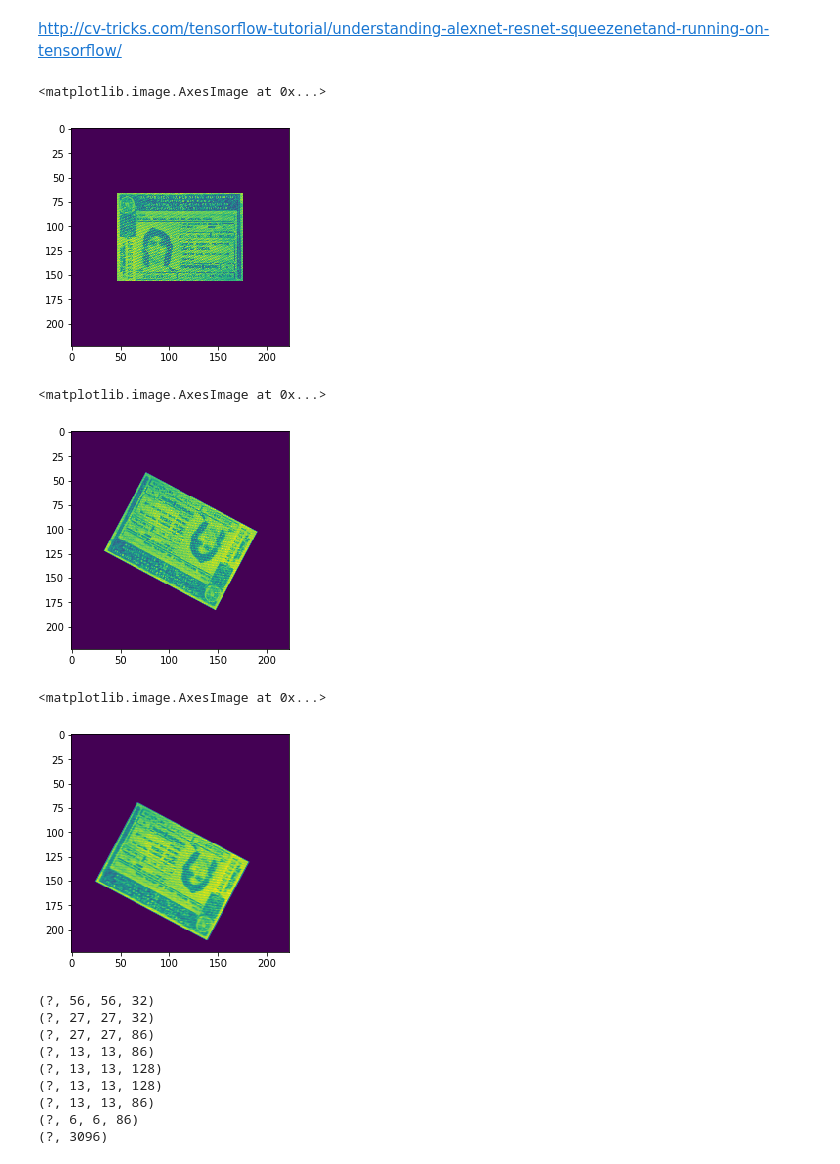
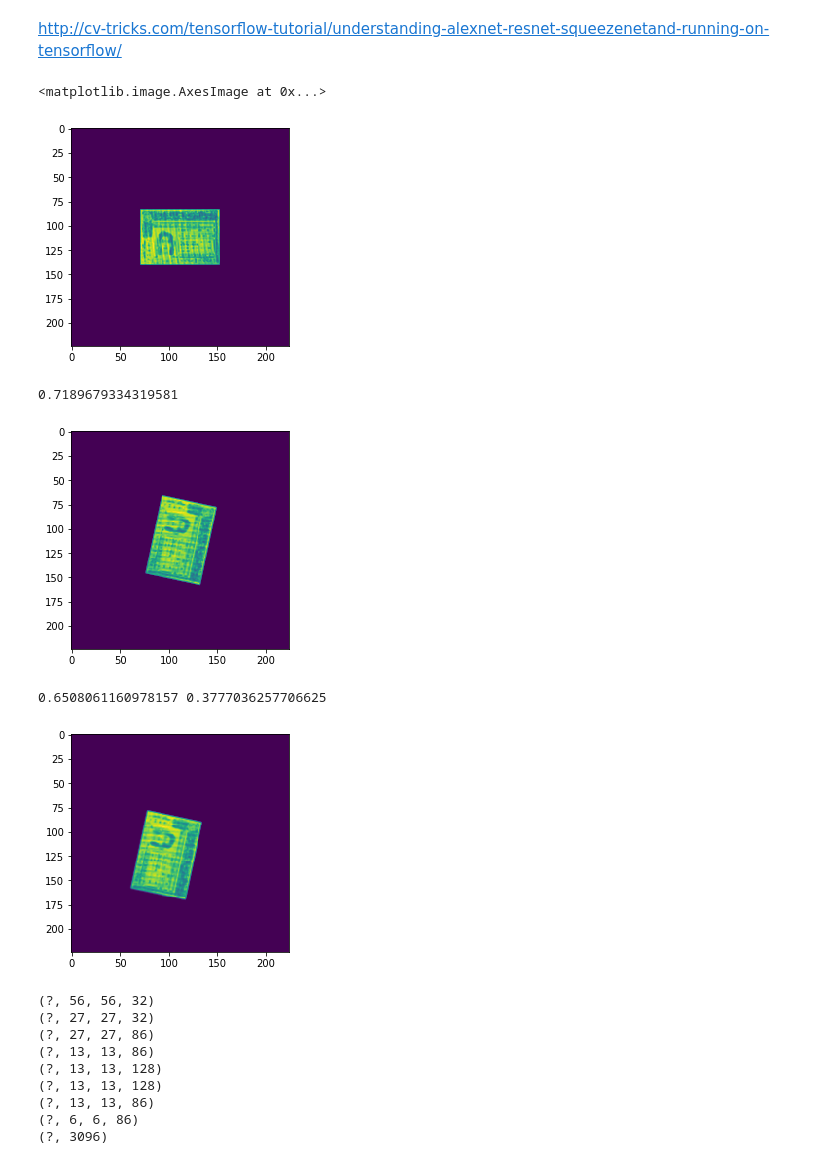
Before and after one commit to miguelcecci/Undo-Rotations, a Jupyter notebook: AlexNet - Test-Copy1.ipynb, the cells around one changed output. Saved outputs shown, nothing was run; the diff lists cells and outputs as text; code cells hidden in the pictures.

```diff
--- a/AlexNet - Test-Copy1.ipynb
+++ b/AlexNet - Test-Copy1.ipynb
@@ -15,40 +15,43 @@ naosei = cv.imread('../bagunca/DeepLearning-DataScience/data/esperanca.png', 0)
 def img_pad(img, downscale):
     downscale = 10+int(8*downscale)
     dimensions = (int(img.shape[1]/downscale), int(img.shape[0]/downscale))
-    img = cv.resize(img, dimensions)
-    pad_to_224_x = int((224 - img.shape[0])/2)
-    pad_to_224_y = int((224 - img.shape[1])/2)
-    img = np.pad(img, ((pad_to_224_x, pad_to_224_x), (pad_to_224_y, pad_to_224_y)), 'constant', constant_values=(0, 0))
-    return img
+    img_ = cv.resize(img, dimensions)
+    pad_to_224_x = int((224 - img_.shape[0])/2)
+    pad_to_224_y = int((224 - img_.shape[1])/2)
+    img_ = np.pad(img_, ((pad_to_224_x, pad_to_224_x), (pad_to_224_y, pad_to_224_y)), 'constant', constant_values=(0, 0))
+    img_ = cv.resize(img_, (224,224))
+    return img_
 modacaralha = img_pad(naosei, random.random())
 plt.imshow(modacaralha)
 # %% [output]
 <matplotlib.image.AxesImage at 0x...>
-[figure, old version]
+[figure, new version]
 # %%
 def img_rotate(img, angle):
     num_rows, num_cols = img.shape[:2]
     rotation_matrix = cv.getRotationMatrix2D((num_cols/2, num_rows/2), int(angle*360), 1)
     img_rotation = cv.warpAffine(img, rotation_matrix, (num_cols, num_rows))
     return img_rotation
-
-modacaralha = img_rotate(modacaralha, random.random())
+c = random.random()
+modacaralha = img_rotate(modacaralha, c)
 plt.imshow(modacaralha)
+print(c)
 # %% [output]
-<matplotlib.image.AxesImage at 0x...>
+0.7189679334319581
-[figure, old version]
+[figure, new version]
 # %%
 def img_translate(img, a, b):
     rows,cols = img.shape
     M = np.float32([[1,0, 50 - a*100],[0,1, 50 - b*100]])
-    img = cv.warpAffine(img,M,(cols,rows))
-    return img
-
-modacaralha = img_translate(modacaralha, random.random(), random.random())
+    img_ = cv.warpAffine(img,M,(cols,rows))
+    return img_
+a, b = random.random(), random.random()
+modacaralha = img_translate(modacaralha, a, b)
 plt.imshow(modacaralha)
+print(a, b)
 # %% [output]
-<matplotlib.image.AxesImage at 0x...>
+0.6508061160978157 0.3777036257706625
-[figure, old version]
+[figure, new version]
 # %%
 def create_batch(img, size):
     batch_x, batch_y = [], []
```
Also changed, not shown: parts of 4 cells of this notebook.
